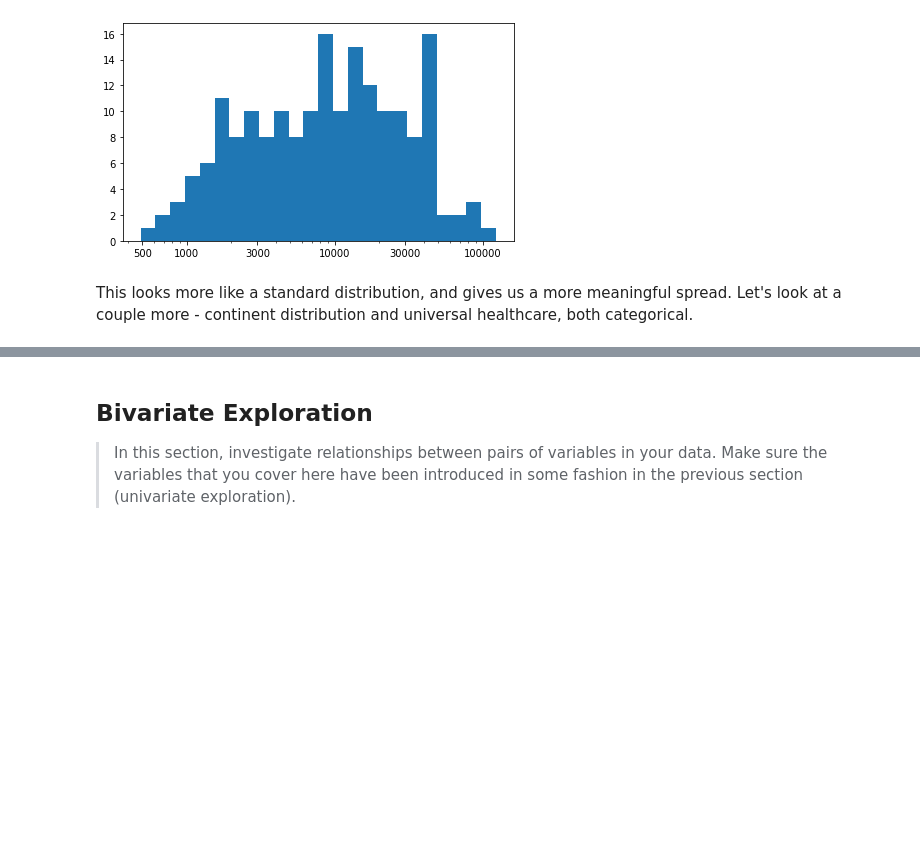
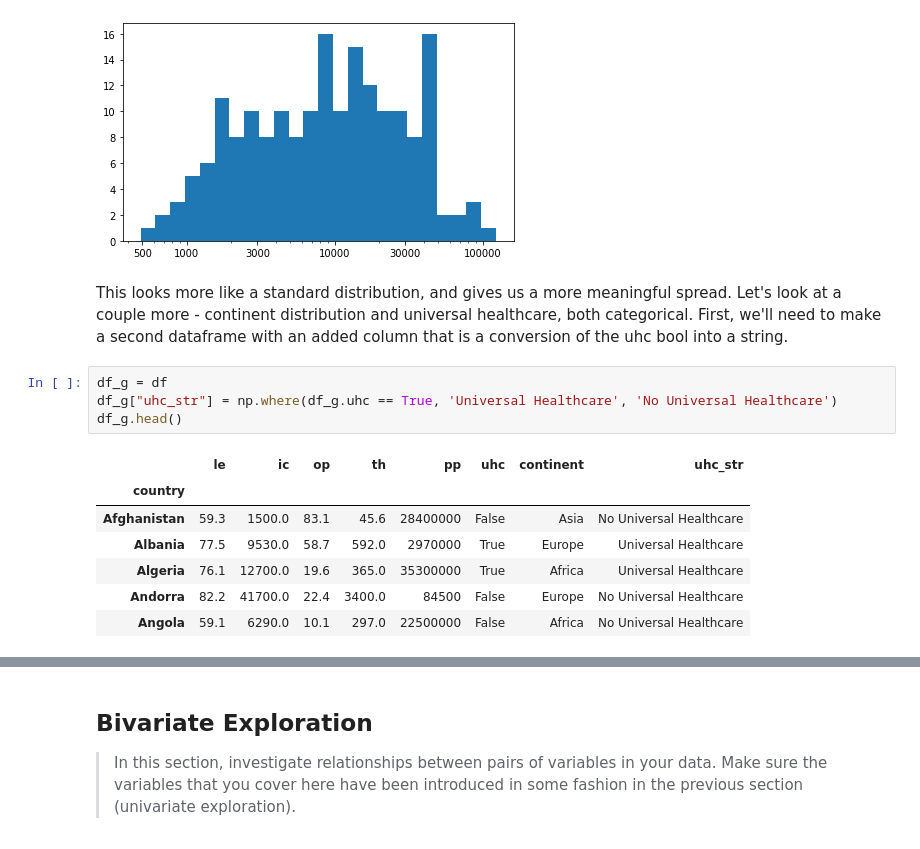
Before and after one commit to mullendavidh/nanodegree-project-5, a Jupyter notebook: exploration_template.ipynb, the cells around one changed output, grey strips where cells are left out. Saved outputs shown, nothing was run; the diff lists cells and outputs as text; blank space fills up the shorter version.

```diff
--- a/exploration_template.ipynb
+++ b/exploration_template.ipynb
@@ -399,5 +399,17 @@ plt.xticks(tick_locs, tick_locs);
 # %% [output]
 [figure]
 # %% [markdown]
-This looks more like a standard distribution, and gives us a more meaningful spread. Let's look at a couple more - continent distribution and universal healthcare, both categorical.
+This looks more like a standard distribution, and gives us a more meaningful spread. Let's look at a couple more - continent distribution and universal healthcare, both categorical. First, we'll need to make a second dataframe with an added column that is a conversion of the uhc bool into a string.
+# %%
+df_g = df
+df_g["uhc_str"] = np.where(df_g.uhc == True, 'Universal Healthcare', 'No Universal Healthcare')
+df_g.head()
+# %% [output]
+|  | le | ic | op | th | pp | uhc | continent | uhc_str |
+| country |  |  |  |  |  |  |  |  |
+| Afghanistan | 59.3 | 1500.0 | 83.1 | 45.6 | 28400000 | False | Asia | No Universal Healthcare |
+| Albania | 77.5 | 9530.0 | 58.7 | 592.0 | 2970000 | True | Europe | Universal Healthcare |
+| Algeria | 76.1 | 12700.0 | 19.6 | 365.0 | 35300000 | True | Africa | Universal Healthcare |
+| Andorra | 82.2 | 41700.0 | 22.4 | 3400.0 | 84500 | False | Europe | No Universal Healthcare |
+| Angola | 59.1 | 6290.0 | 10.1 | 297.0 | 22500000 | False | Africa | No Universal Healthcare |
 # %%
```
Also changed, not shown: parts of 3 cells of this notebook.
